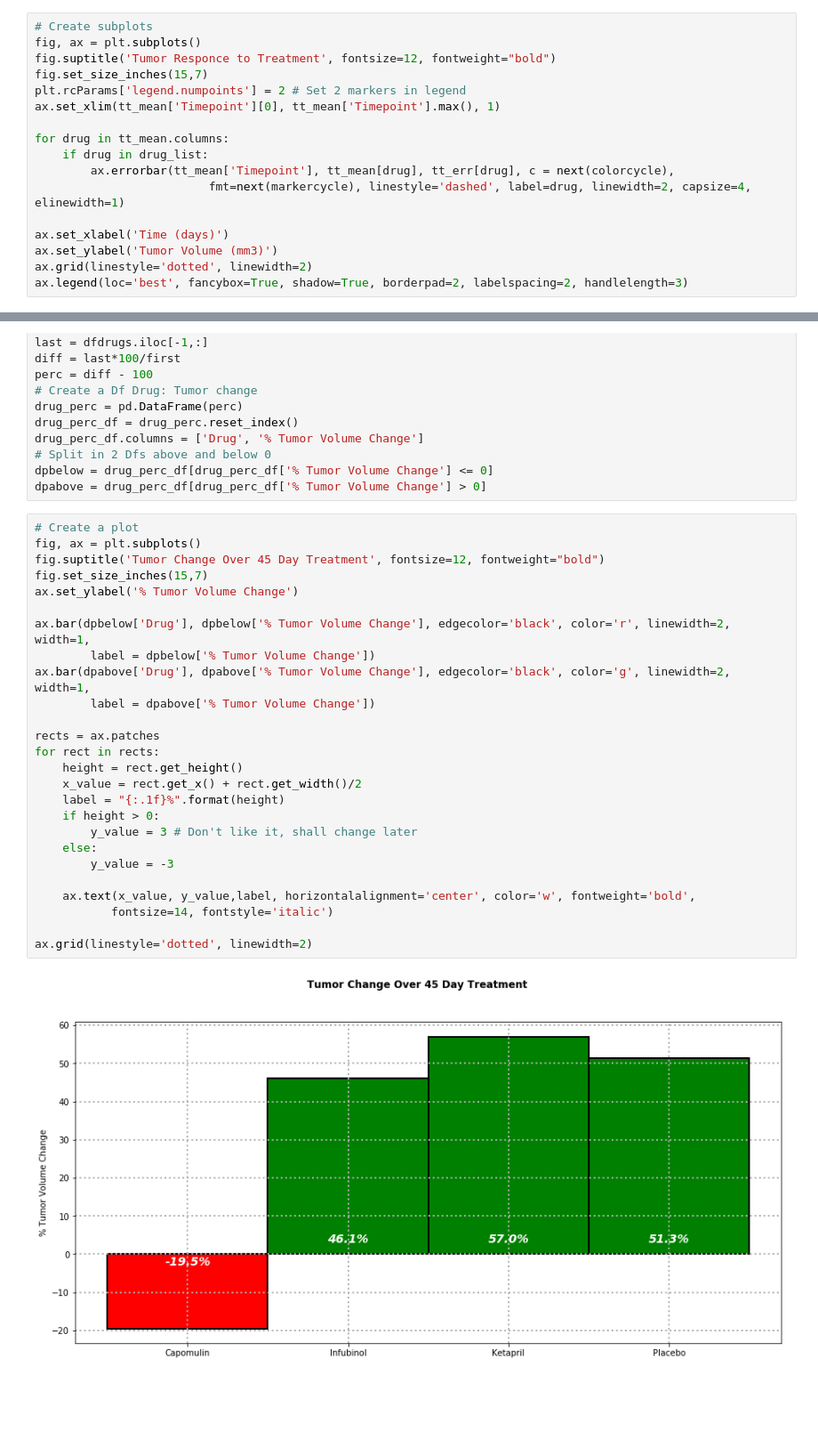
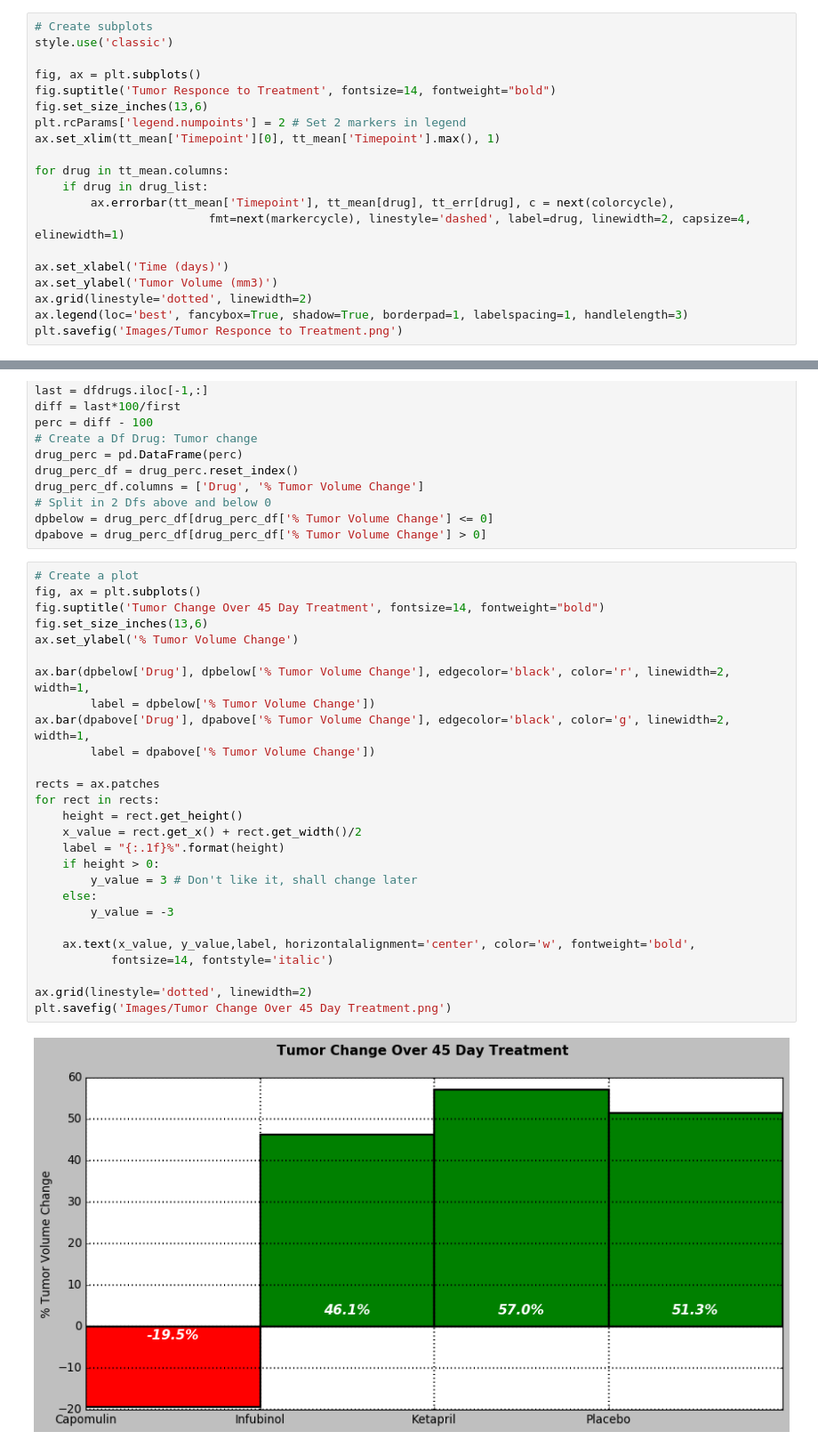
Before and after one commit to Gryazzz/Pymaceuticals_Matplotlib, a Jupyter notebook: Pymaceuticals.ipynb, the cells around one changed output, grey strips where cells are left out. Shown: that part at 89% size. Cells and saved outputs as stored; diff of their text form; blank space fills up the shorter version.

Commit message:
Modified plots

```diff
--- a/Pymaceuticals.ipynb
+++ b/Pymaceuticals.ipynb
@@ -67,9 +68,11 @@ markercycle = cycle(['d', '3', 'P', 'v', '8', 'h'])
 drug_list = ['Capomulin', 'Infubinol', 'Ketapril','Placebo']
 # %%
 # Create subplots
+style.use('classic')
+
 fig, ax = plt.subplots()
-fig.suptitle('Tumor Responce to Treatment', fontsize=12, fontweight="bold")
-fig.set_size_inches(15,7)
+fig.suptitle('Tumor Responce to Treatment', fontsize=14, fontweight="bold")
+fig.set_size_inches(13,6)
 plt.rcParams['legend.numpoints'] = 2 # Set 2 markers in legend
 ax.set_xlim(tt_mean['Timepoint'][0], tt_mean['Timepoint'].max(), 1)
 
@@ -81,5 +84,6 @@ for drug in tt_mean.columns:
 ax.set_xlabel('Time (days)')
 ax.set_ylabel('Tumor Volume (mm3)')
 ax.grid(linestyle='dotted', linewidth=2)
-ax.legend(loc='best', fancybox=True, shadow=True, borderpad=2, labelspacing=2, handlelength=3)
+ax.legend(loc='best', fancybox=True, shadow=True, borderpad=1, labelspacing=1, handlelength=3)
+plt.savefig('Images/Tumor Responce to Treatment.png')
 # %% [output]
@@ -163,28 +166,29 @@ dpabove = drug_perc_df[drug_perc_df['% Tumor Volume Change'] > 0]
 # %%
 # Create a plot
 fig, ax = plt.subplots()
-fig.suptitle('Tumor Change Over 45 Day Treatment', fontsize=12, fontweight="bold")
-fig.set_size_inches(15,7)
+fig.suptitle('Tumor Change Over 45 Day Treatment', fontsize=14, fontweight="bold")
+fig.set_size_inches(13,6)
 ax.set_ylabel('% Tumor Volume Change')
 
 ax.bar(dpbelow['Drug'], dpbelow['% Tumor Volume Change'], edgecolor='black', color='r', linewidth=2, width=1,
         label = dpbelow['% Tumor Volume Change'])
 ax.bar(dpabove['Drug'], dpabove['% Tumor Volume Change'], edgecolor='black', color='g', linewidth=2, width=1,
         label = dpabove['% Tumor Volume Change'])
 
 rects = ax.patches
 for rect in rects:
     height = rect.get_height()
     x_value = rect.get_x() + rect.get_width()/2
     label = "{:.1f}%".format(height)
     if height > 0:
         y_value = 3 # Don't like it, shall change later
     else:
         y_value = -3
 
     ax.text(x_value, y_value,label, horizontalalignment='center', color='w', fontweight='bold',
            fontsize=14, fontstyle='italic')
 
 ax.grid(linestyle='dotted', linewidth=2)
+plt.savefig('Images/Tumor Change Over 45 Day Treatment.png')
 # %% [output]
-[figure, old version]
+[figure, new version]
```
Also changed, not shown: parts of 5 cells of this notebook.
